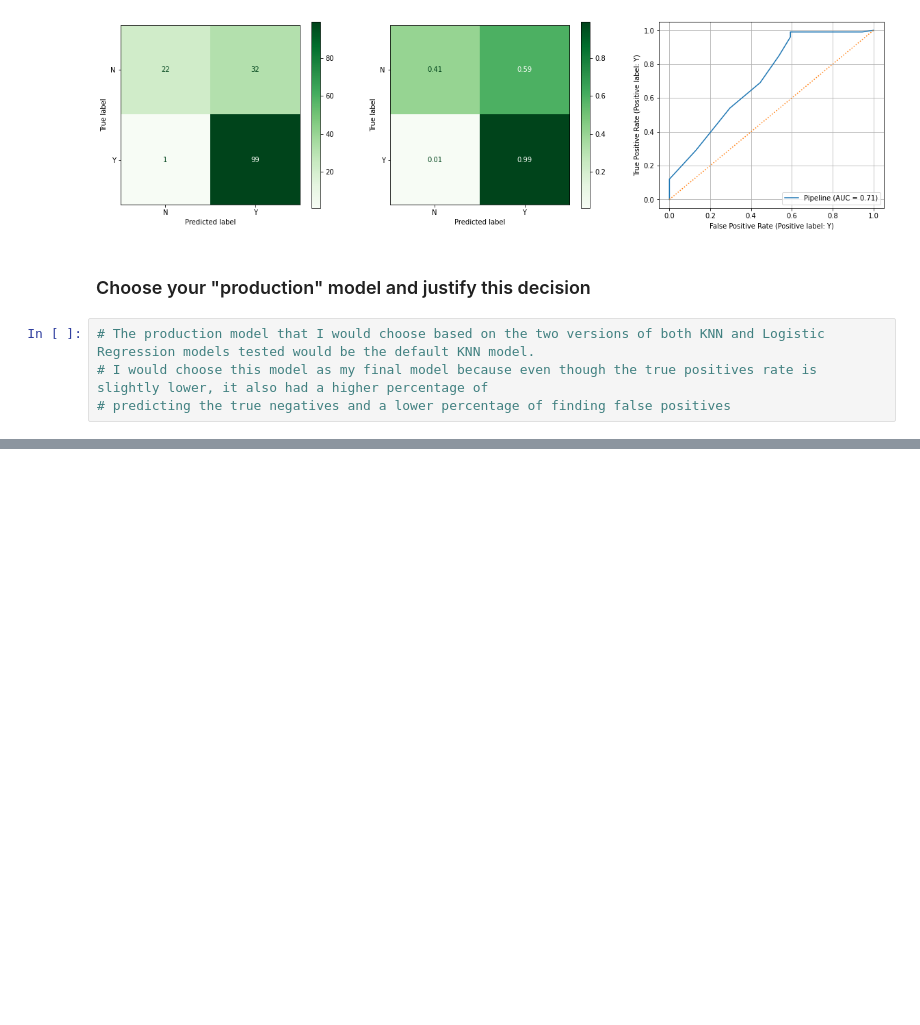
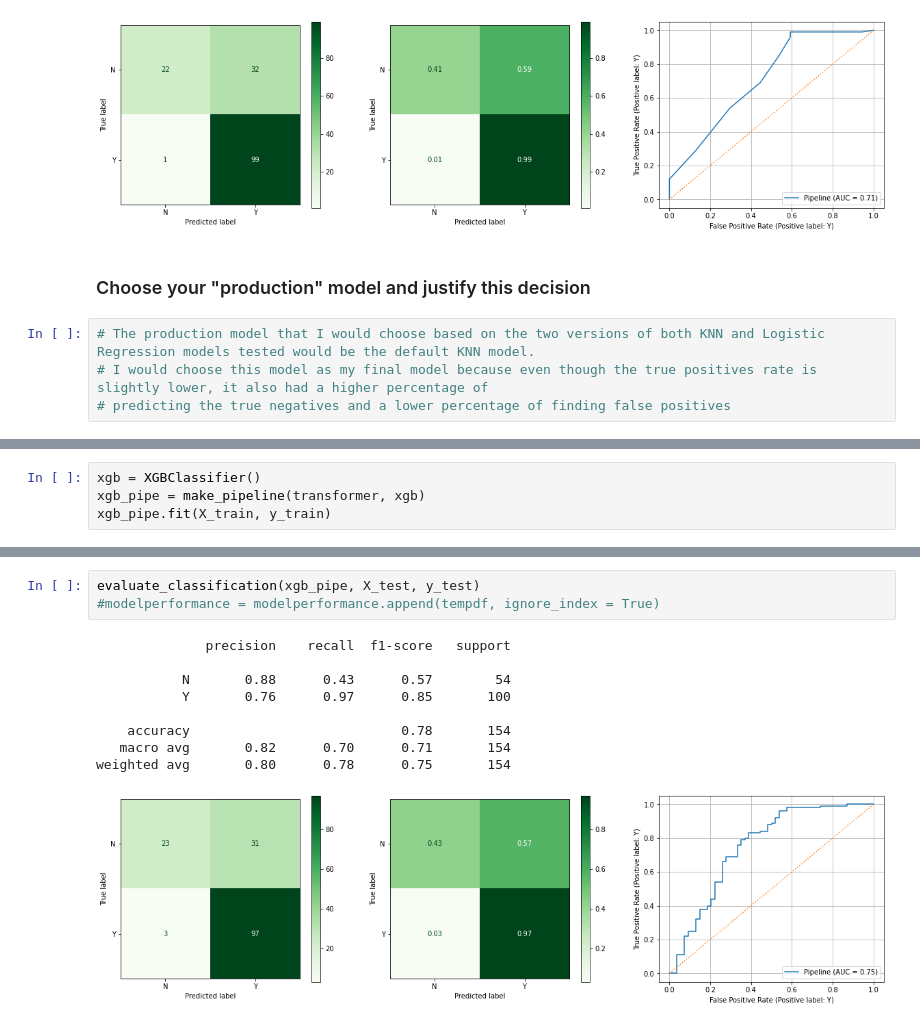
Before and after one commit to robertramos89/Dream-Home-Loan-Approval, a Jupyter notebook: Project2_RR_LoanPrediction.ipynb, the cells around one changed output, grey strips where cells are left out. Saved outputs shown, nothing was run; the diff lists cells and outputs as text; blank space fills up the shorter version.

```diff
--- a/Project2_RR_LoanPrediction.ipynb
+++ b/Project2_RR_LoanPrediction.ipynb
@@ -769,0 +784,4 @@ weighted avg       0.83      0.79      0.76       154
+# %%
+xgb = XGBClassifier()
+xgb_pipe = make_pipeline(transformer, xgb)
+xgb_pipe.fit(X_train, y_train)
@@ -769,0 +805,13 @@ weighted avg       0.83      0.79      0.76       154
+# %%
+evaluate_classification(xgb_pipe, X_test, y_test)
+#modelperformance = modelperformance.append(tempdf, ignore_index = True)
+# %% [output]
+              precision    recall  f1-score   support
+
+           N       0.88      0.43      0.57        54
+           Y       0.76      0.97      0.85       100
+
+    accuracy                           0.78       154
+   macro avg       0.82      0.70      0.71       154
+weighted avg       0.80      0.78      0.75       154
+[figure, added]
```
Also changed, not shown: parts of 6 cells of this notebook.
